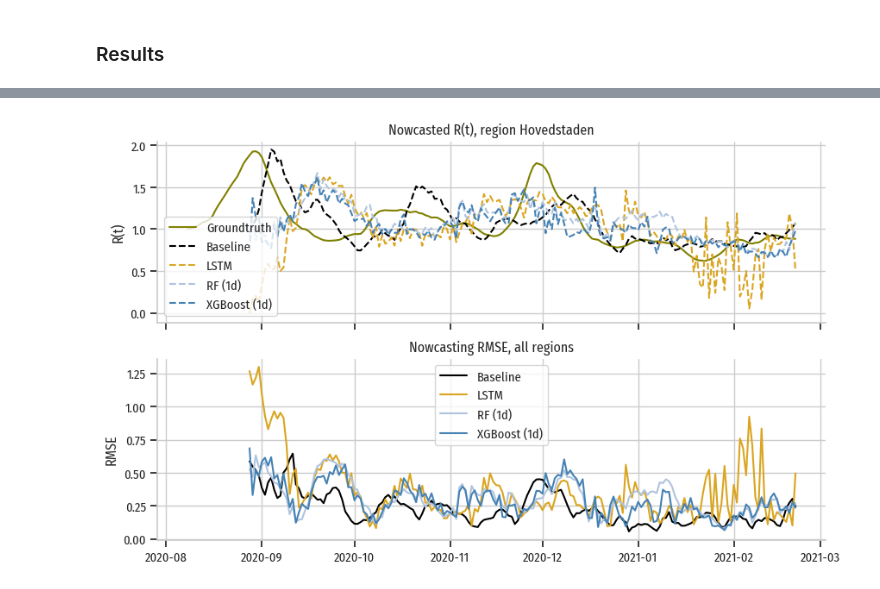
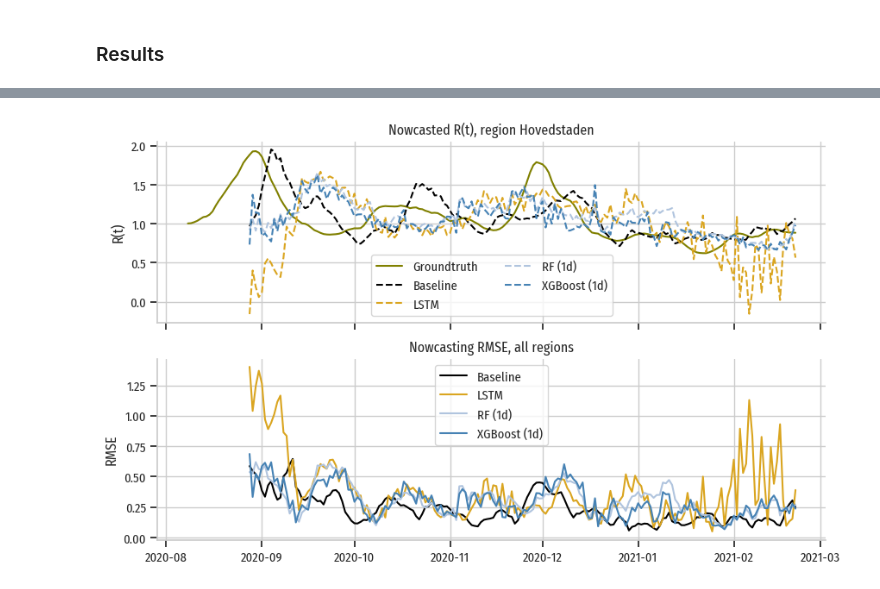
Before and after one commit to LMeynent/master-thesis-public, a Jupyter notebook: 5.1.3 - Building a causal predictor for the reproduction number.ipynb, the cells around one changed output, grey strips where cells are left out. Drawn from its saved outputs; the diff is of its cells as text; code cells hidden in the pictures.

```diff
--- a/5.1.3 - Building a causal predictor for the reproduction number.ipynb
+++ b/5.1.3 - Building a causal predictor for the reproduction number.ipynb
@@ -451,23 +451,24 @@ plt.show()
 # %%
 _, axs = plt.subplots(2, 1, figsize=(10,6), sharex=True)
 
 sns.lineplot(x=dates['Hovedstaden'], y=np.array(y['Hovedstaden']), label='Groundtruth', color='olive', ax=axs[0])
 sns.lineplot(x=dates['Hovedstaden'][DELAY+1:], y=nowc['Baseline'], label='Baseline', color='black', ls='--', ax=axs[0])
 sns.lineplot(x=dates['Hovedstaden'][DELAY+1:], y=nowc['LSTM'], label='LSTM', color='goldenrod', ls='--', ax=axs[0])
 sns.lineplot(x=dates['Hovedstaden'][DELAY+1:], y=nowc['RF (1d)'], label='RF (1d)', color='lightsteelblue', ls='--', ax=axs[0])
 sns.lineplot(x=dates['Hovedstaden'][DELAY+1:], y=nowc['XGBoost (1d)'], label='XGBoost (1d)', color='steelblue', ls='--', ax=axs[0])
 axs[0].set(title='Nowcasted R(t), region Hovedstaden', ylabel='R(t)')
+axs[0].legend(ncol=2)
 
 sns.lineplot(x=dates['Hovedstaden'][DELAY+1:], y=res['Baseline'], label='Baseline', color='black', ax=axs[1])
 sns.lineplot(x=dates['Hovedstaden'][DELAY+1:], y=res['LSTM'], label='LSTM', color='goldenrod', ax=axs[1])
 sns.lineplot(x=dates['Hovedstaden'][DELAY+1:], y=res['RF (1d)'], label='RF (1d)', color='lightsteelblue', ax=axs[1])
 sns.lineplot(x=dates['Hovedstaden'][DELAY+1:], y=res['XGBoost (1d)'], label='XGBoost (1d)', color='steelblue', ax=axs[1])
 axs[1].set(title='Nowcasting RMSE, all regions', ylabel='RMSE')
 
 plt.savefig('figures/causal_rt.png', bbox_inches='tight', pad_inches=0., dpi=1200)
 plt.show()
 # %% [output]
-[figure, old version]
+[figure, new version]
 # %%
 res.mean()
 # %% [output]
```
Also changed, not shown: parts of 3 cells of this notebook, 5 other files.
